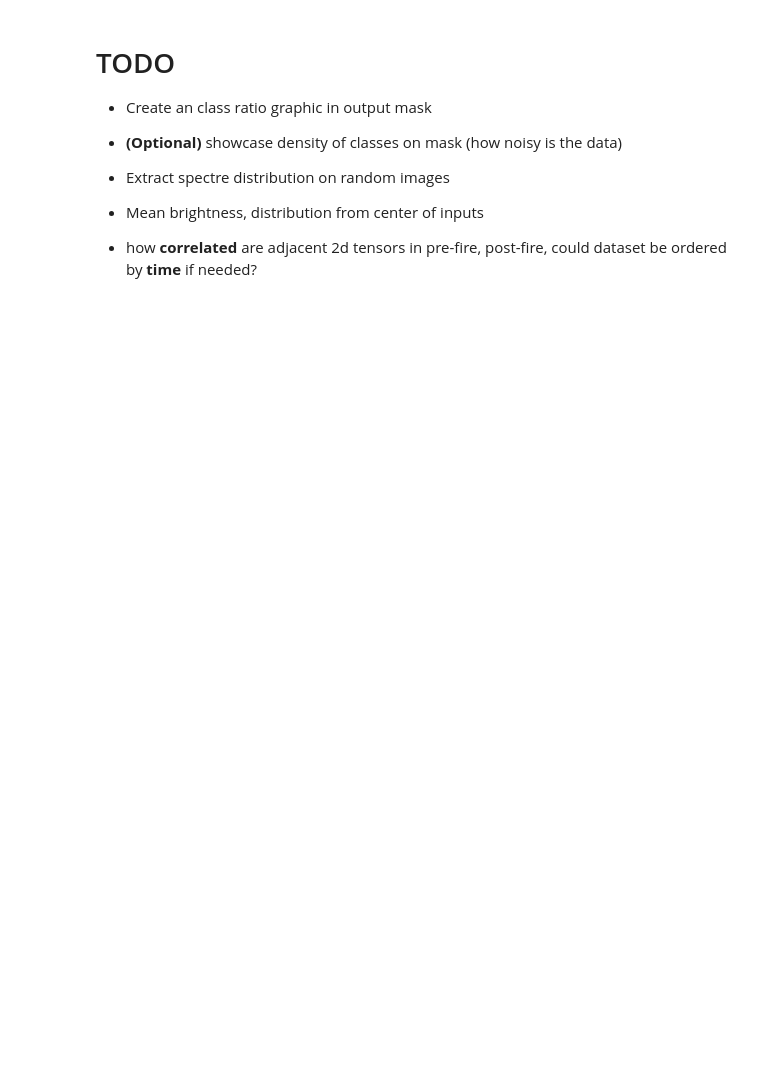
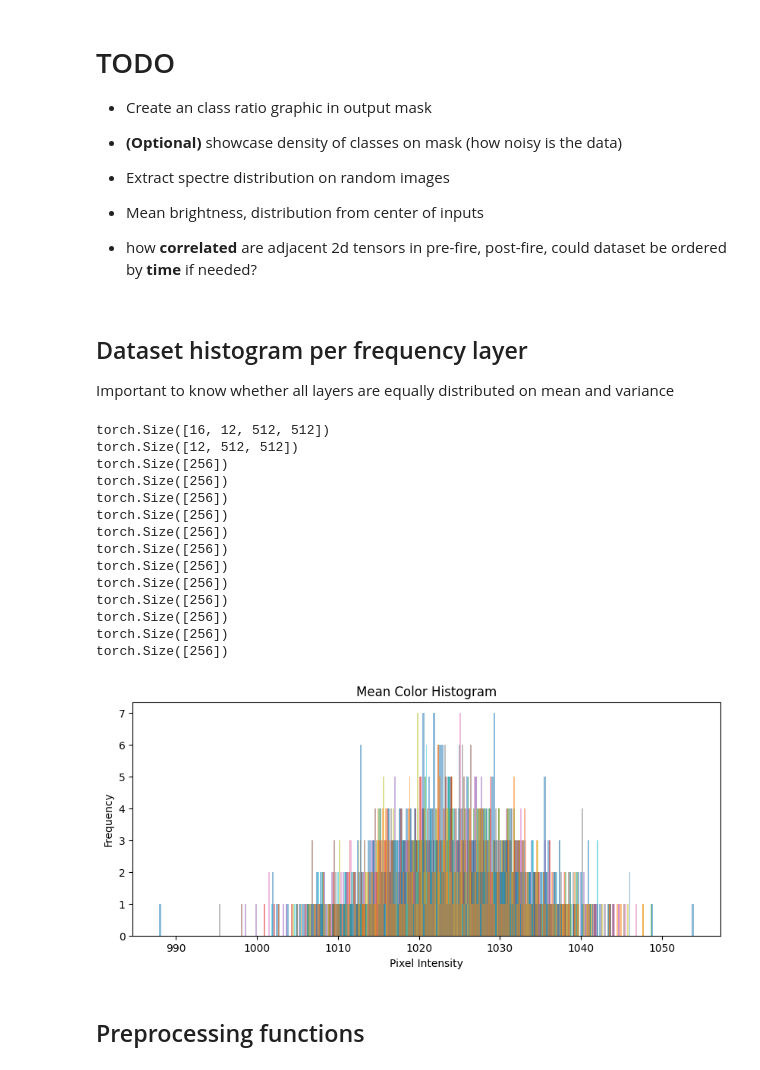
Before and after one commit to Yalnyra/CaBuAr-segmentation-learning, a Jupyter notebook: california_burned_areas/cabuar_main.ipynb, the cells around one changed output. Saved outputs shown, nothing was run; the diff lists cells and outputs as text; code cells hidden in the pictures; blank space fills up the shorter version.

Commit message:
Added first channel mean instensity histogram

```diff
--- a/california_burned_areas/cabuar_main.ipynb
+++ b/california_burned_areas/cabuar_main.ipynb
@@ -216,3 +266,23 @@ Batch 0:
  - Mean brightness, distribution from center of inputs
 
  - how **correlated** are adjacent 2d tensors in pre-fire, post-fire, could dataset be ordered by **time** if needed?
+# %% [markdown]
+## Dataset histogram per frequency layer
+
+Important to know whether all layers are equally distributed on mean and variance
+# %%
+def calculate_histogram(image, bins=256):
+    """
+    Calculate histogram for each color channel of the image.
+
+    Args:
+        image (tensor): Image tensor of shape [C, H, W].
+        bins (int): Number of bins for the histogram.
+
+    Returns:
+        hist (tensor): Histogram tensor of shape [C, bins].
+    """
+    hist = torch.zeros((image.size(0), bins))
+    for c in range(image.size(0)):
+        hist[c] = torch.histc(image[c], bins=bins, min=0, max=1)
+    return hist
@@ -218,0 +311,53 @@ Batch 0:
+# %%
+import matplotlib.pyplot as plt
+# Example batch of images with random values and specified size [batch_size, channels, height, width]
+batch_size = _BATCH_SIZE
+channels = 12
+height = 512
+width = 512
+
+# Generate random images (for demonstration)
+batch = torch.rand((batch_size, channels, height, width))
+
+# Calculate mean color histogram
+bins = 256
+mean_hist = mean_color_histogram(batch, bins=bins)
+
+# Plot the mean color histogram
+def plot_histogram(histogram, bins):
+    colors = ['r', 'g', 'b']
+    bin_edges = np.linspace(0, 1, bins + 1)
+
+    plt.figure(figsize=(10, 4))
+    for c in range(channels):
+        print(histogram[c].size())
+        # plt.plot(bin_edges[:-1], histogram[c].numpy(), color=colors[c], alpha=0.5)
+        #plt.plot(bin_edges[:-1], histogram[c].numpy(), alpha=0.5)
+        plt.hist(histogram[c].numpy(), bins=bins, alpha=0.5)
+
+
+    plt.xlabel('Pixel Intensity')
+    plt.ylabel('Frequency')
+    plt.title('Mean Color Histogram')
+    #plt.legend(['Red', 'Green', 'Blue'])
+    plt.show()
+
+plot_histogram(mean_hist, bins)
+# %% [output]
+torch.Size([16, 12, 512, 512])
+torch.Size([12, 512, 512])
+torch.Size([256])
+torch.Size([256])
+torch.Size([256])
+torch.Size([256])
+torch.Size([256])
+torch.Size([256])
+torch.Size([256])
+torch.Size([256])
+torch.Size([256])
+torch.Size([256])
+torch.Size([256])
+torch.Size([256])
+[figure, added]
+# %% [markdown]
+## Preprocessing functions
```
Also changed, not shown: parts of 11 cells of this notebook.
